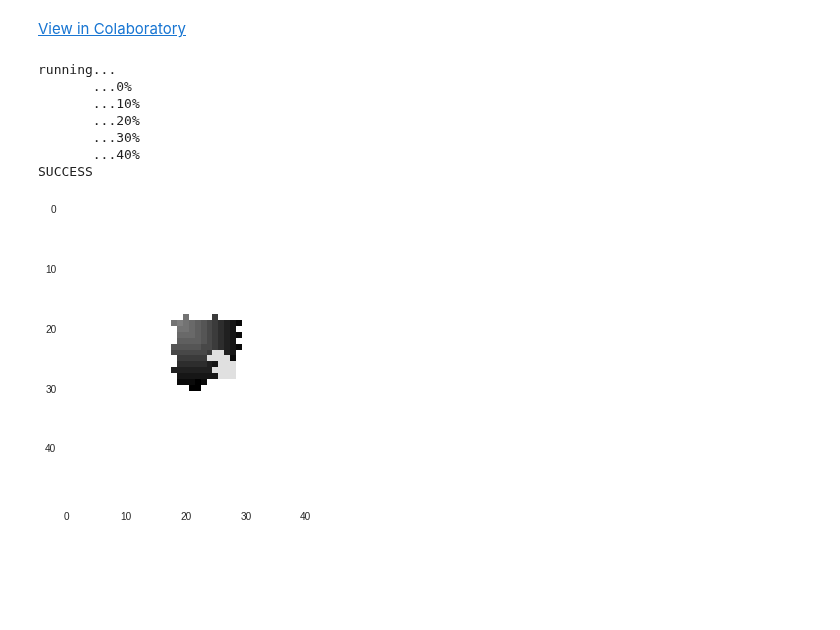
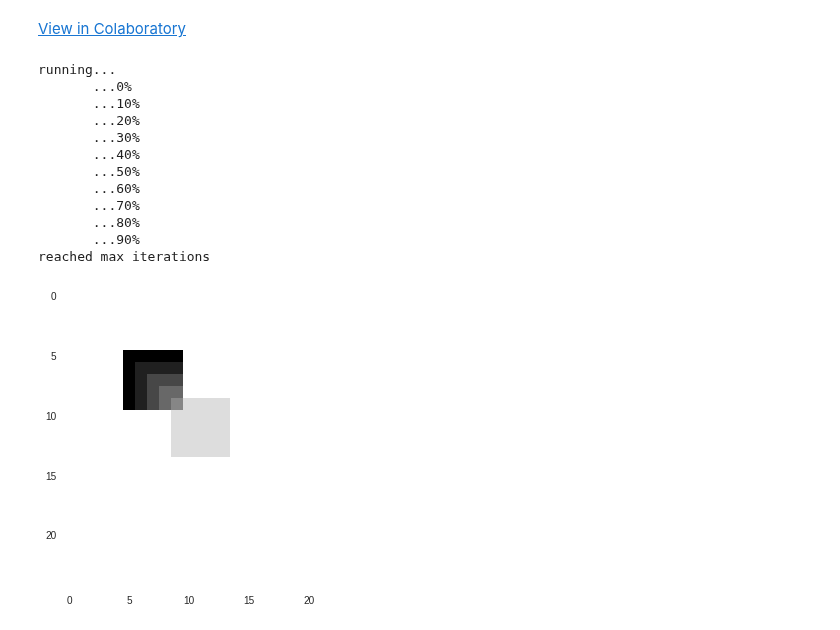
Before and after one commit to jpskycak/research_notebooks, a Jupyter notebook: modeling_programmable_self_assembly_with_cellular_automata.ipynb, the cells around one changed output. Drawn from its saved outputs; the diff is of its cells as text; code cells hidden in the pictures; blank space fills up the shorter version.

```diff
--- a/modeling_programmable_self_assembly_with_cellular_automata.ipynb
+++ b/modeling_programmable_self_assembly_with_cellular_automata.ipynb
@@ -184,7 +184,8 @@ class Agents:
         if p0 in self.template_coordinates: # if inside the shape
           if p not in self.template_coordinates: # turn off if moving forward would leave the shape
             self.activity[i] = False
-#          elif # turn off if has neighbor with same gradient value
+          elif self.neighbor_gradient_max(i) == self.gradient[i]:
+            self.activity[i] = False # turn off if has neighbor with same gradient value
 
     update_activity(i)
     if self.activity[i]: # forward edge-follow
@@ -292,8 +293,8 @@ class Agents:
       if counter == max_iter:
         print 'reached max iterations'
 # %%
-a = Agents(L=10)
-a.run(max_iter=500,log_every=50)
+a = Agents(L=5)
+a.run(max_iter=50,log_every=1)
 # %% [output]
 running...
        ...0%
@@ -301,8 +302,13 @@ running...
        ...20%
        ...30%
        ...40%
-SUCCESS
+       ...50%
+       ...60%
+       ...70%
+       ...80%
+       ...90%
+reached max iterations
 # %%
-a.plot(-5)
+a.plot(0)
 # %% [output]
-[figure, old version]
+[figure, new version]
```
Also changed, not shown: parts of 2 cells of this notebook.
